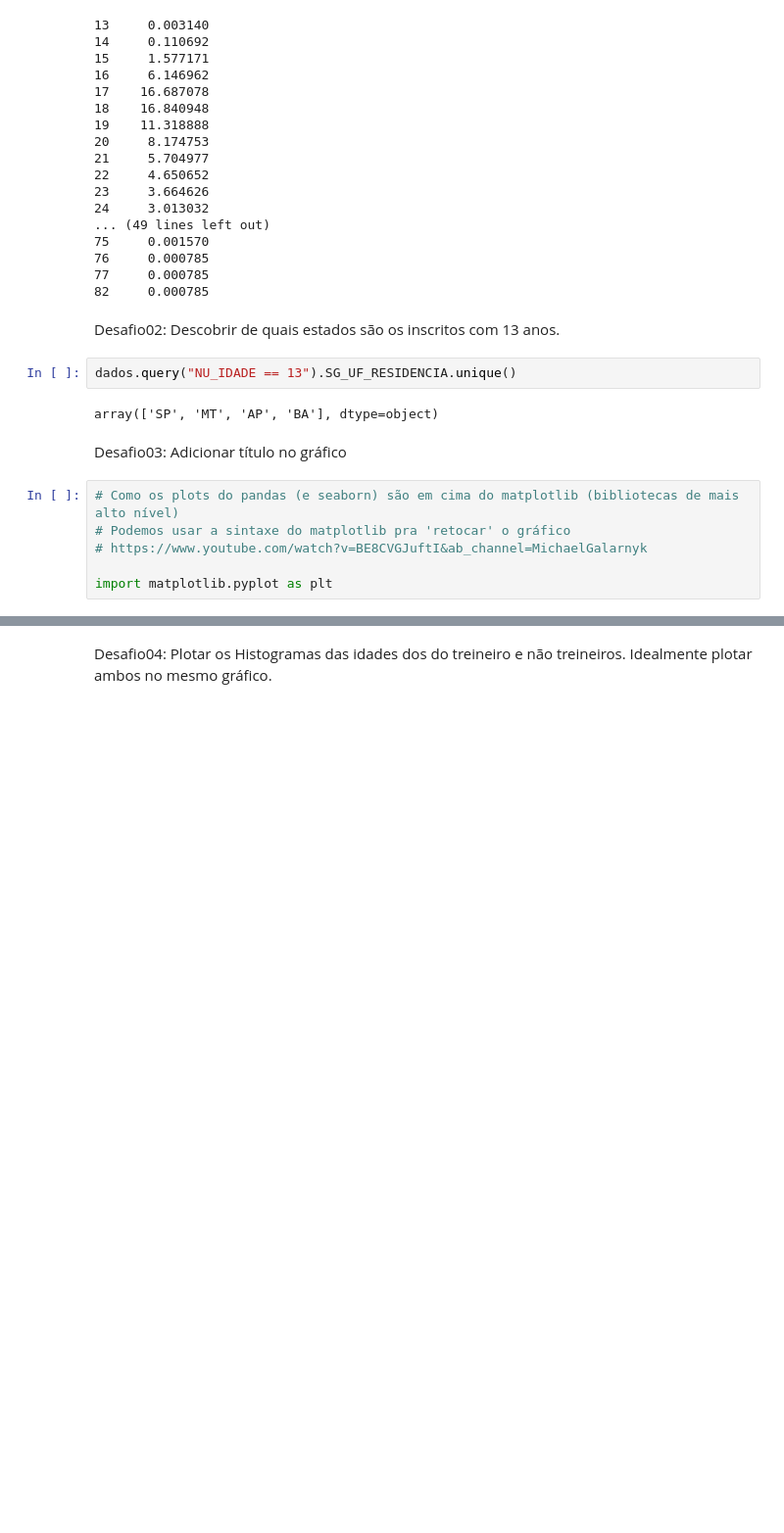
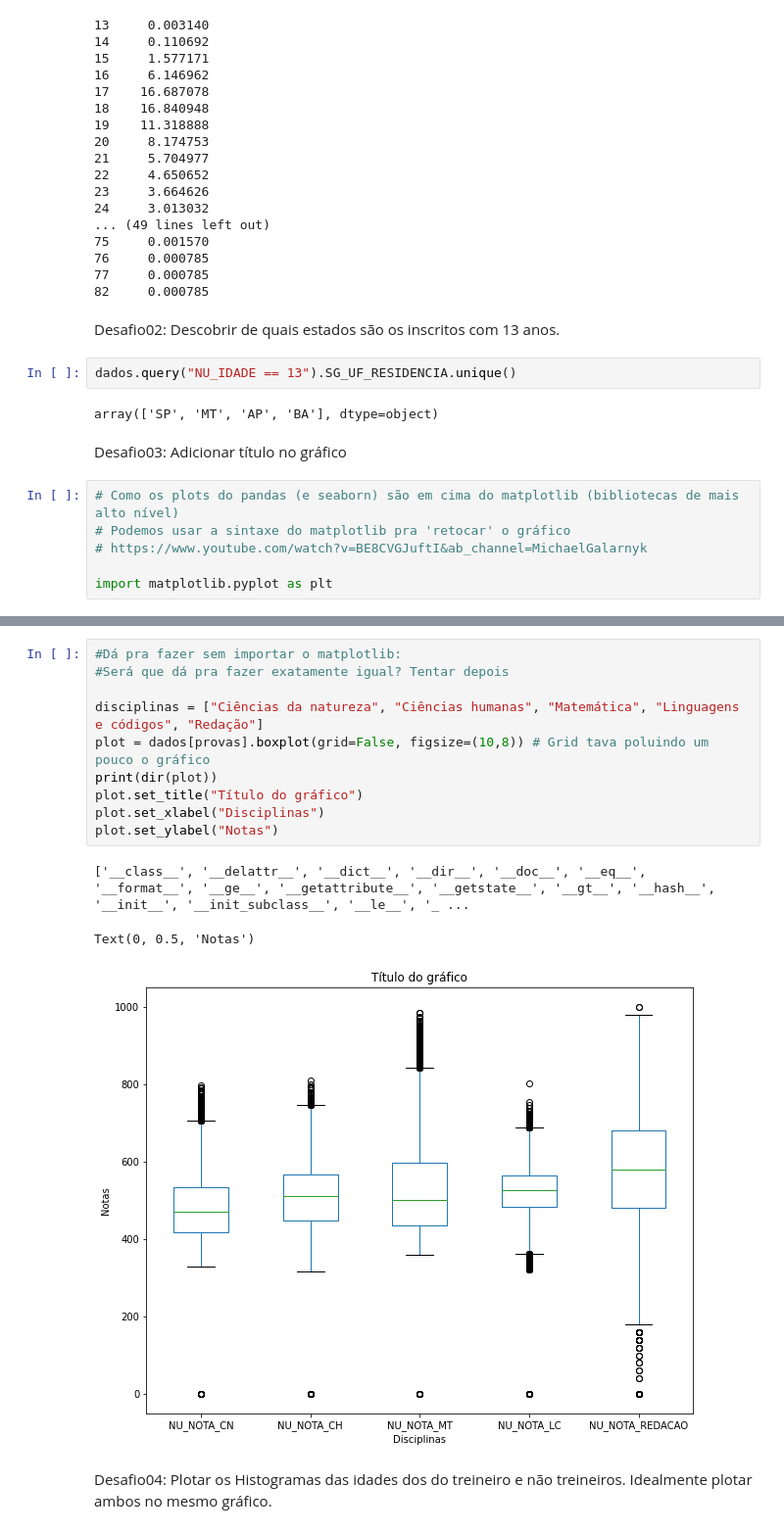
Before and after one commit to gavieira/imersao-dados-2-2020, a Jupyter notebook: Aula01.ipynb, the cells around one changed output, grey strips where cells are left out. Shown: that part at 98% size. Saved outputs shown, nothing was run; the diff lists cells and outputs as text; blank space fills up the shorter version.

Commit message:
Desafios finalizados (de forma tosca)

```diff
--- a/Aula01.ipynb
+++ b/Aula01.ipynb
@@ -396,2 +400,16 @@ Text(0.5, 0, 'Diferentes áreas')
+# %%
+#Dá pra fazer sem importar o matplotlib:
+#Será que dá pra fazer exatamente igual? Tentar depois
+
+disciplinas = ["Ciências da natureza", "Ciências humanas", "Matemática", "Linguagens e códigos", "Redação"]
+plot = dados[provas].boxplot(grid=False, figsize=(10,8)) # Grid tava poluindo um pouco o gráfico
+print(dir(plot))
+plot.set_title("Título do gráfico")
+plot.set_xlabel("Disciplinas")
+plot.set_ylabel("Notas")
+# %% [output]
+['__class__', '__delattr__', '__dict__', '__dir__', '__doc__', '__eq__', '__format__', '__ge__', '__getattribute__', '__getstate__', '__gt__', '__hash__', '__init__', '__init_subclass__', '__le__', '_ ...
+Text(0, 0.5, 'Notas')
+[figure, added]
 # %% [markdown]
 Desafio04: Plotar os Histogramas das idades dos do treineiro e não treineiros. Idealmente plotar ambos no mesmo gráfico.
```
Also changed, not shown: parts of 23 cells of this notebook.
